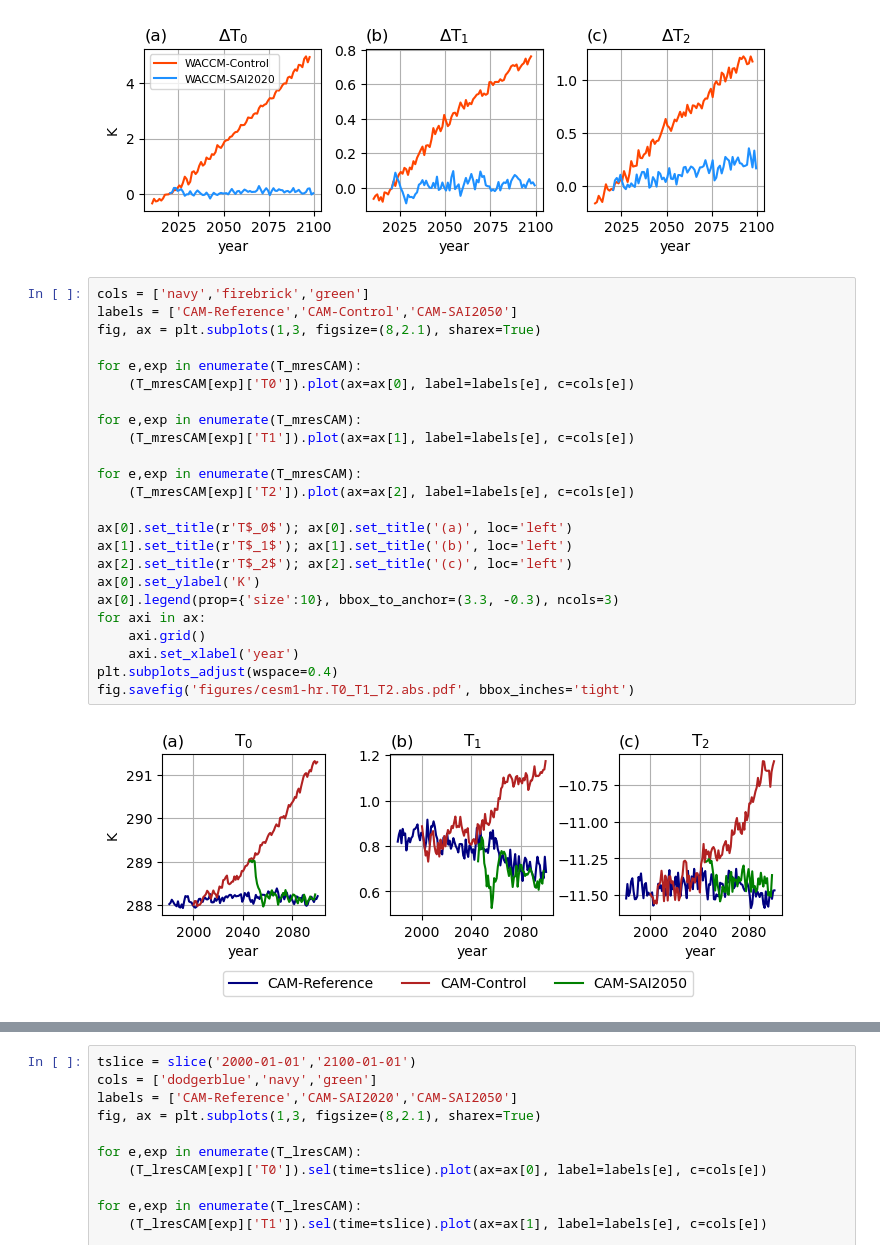
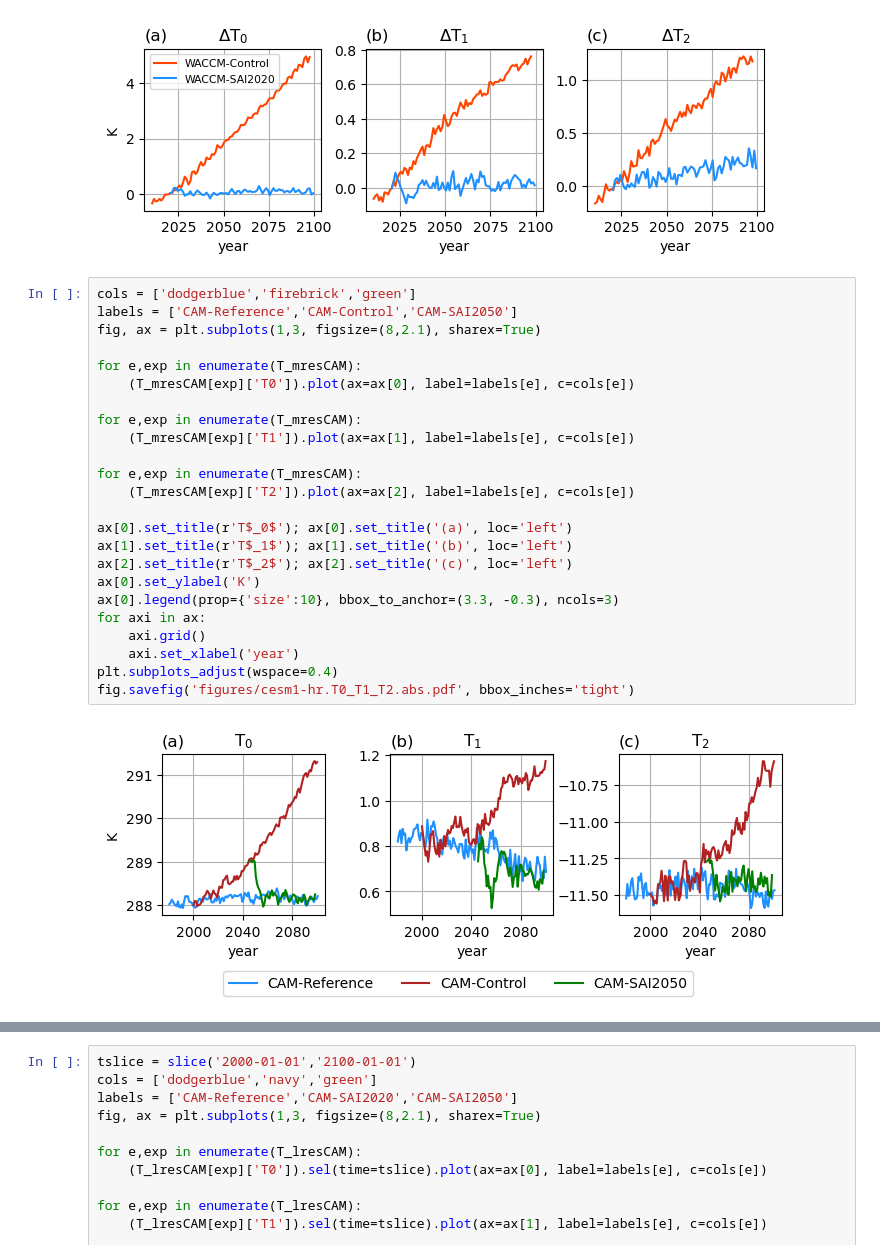
Before and after one commit to JdeJong96/CESM-CAM_SAI, a Jupyter notebook: results/CESM1.0.4results.ipynb, the cells around one changed output, grey strips where cells are left out. Drawn from its saved outputs; the diff is of its cells as text.

```diff
--- a/results/CESM1.0.4results.ipynb
+++ b/results/CESM1.0.4results.ipynb
@@ -244,29 +244,29 @@ fig.savefig('figures/cesm1-waccm.T0_T1_T2.pdf', bbox_inches='tight')
 # %% [output]
 [figure]
 # %%
-cols = ['navy','firebrick','green']
+cols = ['dodgerblue','firebrick','green']
 labels = ['CAM-Reference','CAM-Control','CAM-SAI2050']
 fig, ax = plt.subplots(1,3, figsize=(8,2.1), sharex=True)
 
 for e,exp in enumerate(T_mresCAM):
     (T_mresCAM[exp]['T0']).plot(ax=ax[0], label=labels[e], c=cols[e])
 
 for e,exp in enumerate(T_mresCAM):
     (T_mresCAM[exp]['T1']).plot(ax=ax[1], label=labels[e], c=cols[e])
 
 for e,exp in enumerate(T_mresCAM):
     (T_mresCAM[exp]['T2']).plot(ax=ax[2], label=labels[e], c=cols[e])
 
 ax[0].set_title(r'T$_0$'); ax[0].set_title('(a)', loc='left')
 ax[1].set_title(r'T$_1$'); ax[1].set_title('(b)', loc='left')
 ax[2].set_title(r'T$_2$'); ax[2].set_title('(c)', loc='left')
 ax[0].set_ylabel('K')
 ax[0].legend(prop={'size':10}, bbox_to_anchor=(3.3, -0.3), ncols=3)
 for axi in ax:
     axi.grid()
     axi.set_xlabel('year')
 plt.subplots_adjust(wspace=0.4)
 fig.savefig('figures/cesm1-hr.T0_T1_T2.abs.pdf', bbox_inches='tight')
 # %% [output]
-[figure, old version]
+[figure, new version]
 # %%
```
Also changed, not shown: parts of 5 cells of this notebook, 7 other files.
